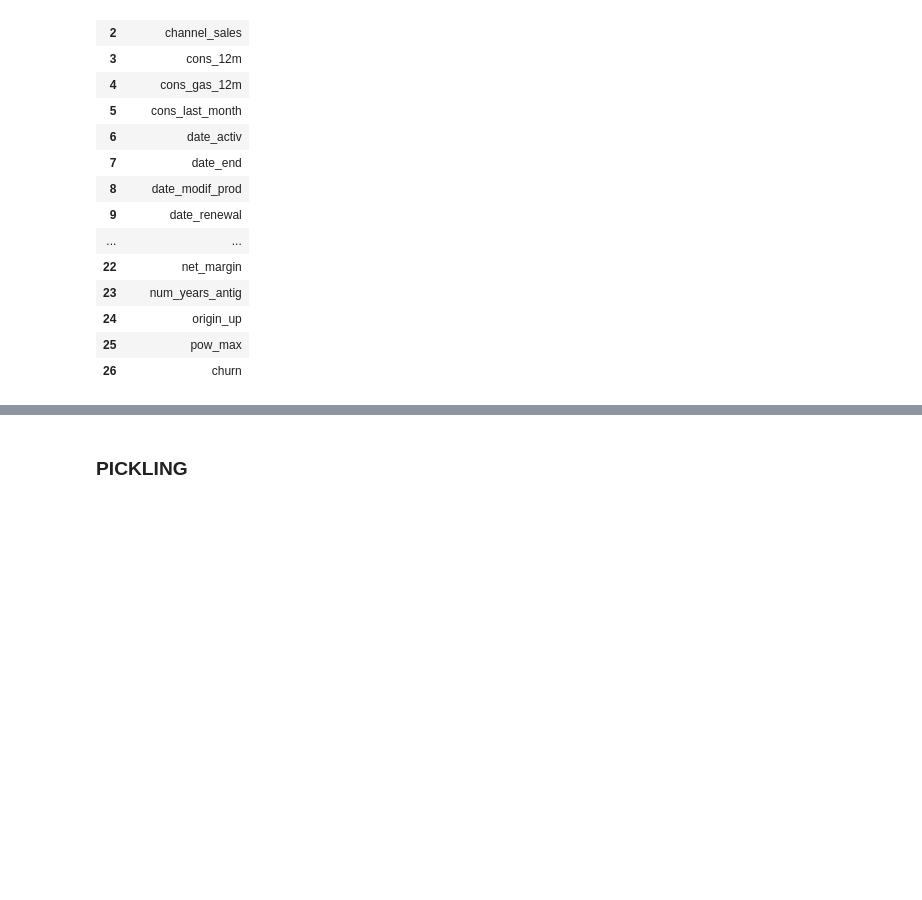
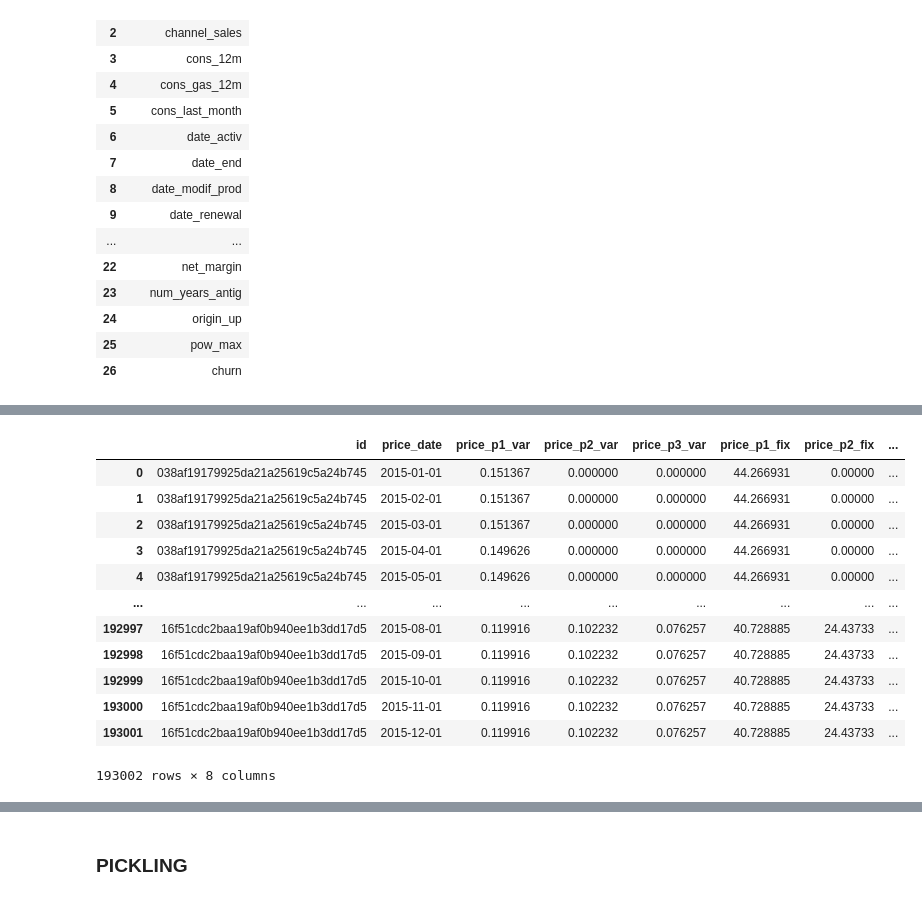
Before and after one commit to AmitChoudhary1392/BCG-Virtual-Experience-Program, a Jupyter notebook: Task-2/Task_2_EDA_and_Data_Cleaning.ipynb, the cells around one changed output, grey strips where cells are left out. Cells and saved outputs as stored; diff of their text form; code cells hidden in the pictures; blank space fills up the shorter version.

```diff
--- a/Task-2/Task_2_EDA_and_Data_Cleaning.ipynb
+++ b/Task-2/Task_2_EDA_and_Data_Cleaning.ipynb
@@ -759 +759,17 @@ history_data.describe()
 | max | 0.280700 | 0.229788 | 0.114102 | 59.444710 | 36.490692 | 17.458221 |
+# %%
+history_data
+# %% [output]
+|  | id | price_date | price_p1_var | price_p2_var | price_p3_var | price_p1_fix | price_p2_fix | ... |
+| 0 | 038af19179925da21a25619c5a24b745 | 2015-01-01 | 0.151367 | 0.000000 | 0.000000 | 44.266931 | 0.00000 | ... |
+| 1 | 038af19179925da21a25619c5a24b745 | 2015-02-01 | 0.151367 | 0.000000 | 0.000000 | 44.266931 | 0.00000 | ... |
+| 2 | 038af19179925da21a25619c5a24b745 | 2015-03-01 | 0.151367 | 0.000000 | 0.000000 | 44.266931 | 0.00000 | ... |
+| 3 | 038af19179925da21a25619c5a24b745 | 2015-04-01 | 0.149626 | 0.000000 | 0.000000 | 44.266931 | 0.00000 | ... |
+| 4 | 038af19179925da21a25619c5a24b745 | 2015-05-01 | 0.149626 | 0.000000 | 0.000000 | 44.266931 | 0.00000 | ... |
+| ... | ... | ... | ... | ... | ... | ... | ... | ... |
+| 192997 | 16f51cdc2baa19af0b940ee1b3dd17d5 | 2015-08-01 | 0.119916 | 0.102232 | 0.076257 | 40.728885 | 24.43733 | ... |
+| 192998 | 16f51cdc2baa19af0b940ee1b3dd17d5 | 2015-09-01 | 0.119916 | 0.102232 | 0.076257 | 40.728885 | 24.43733 | ... |
+| 192999 | 16f51cdc2baa19af0b940ee1b3dd17d5 | 2015-10-01 | 0.119916 | 0.102232 | 0.076257 | 40.728885 | 24.43733 | ... |
+| 193000 | 16f51cdc2baa19af0b940ee1b3dd17d5 | 2015-11-01 | 0.119916 | 0.102232 | 0.076257 | 40.728885 | 24.43733 | ... |
+| 193001 | 16f51cdc2baa19af0b940ee1b3dd17d5 | 2015-12-01 | 0.119916 | 0.102232 | 0.076257 | 40.728885 | 24.43733 | ... |
+193002 rows × 8 columns
```
Also changed, not shown: parts of 13 cells of this notebook, 2 other files.
